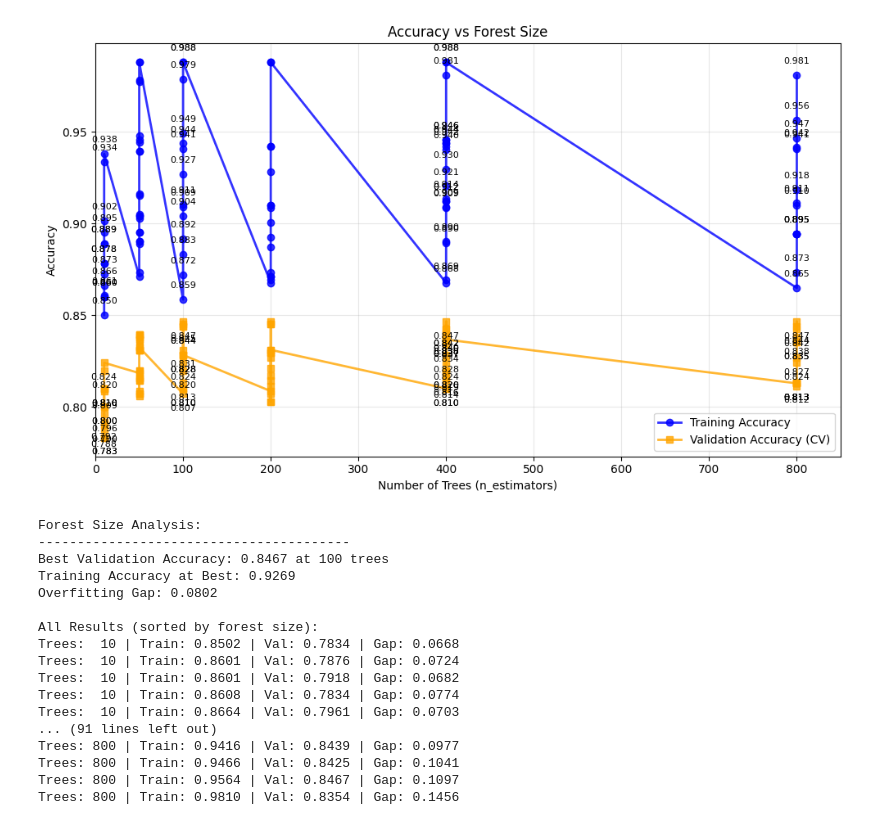
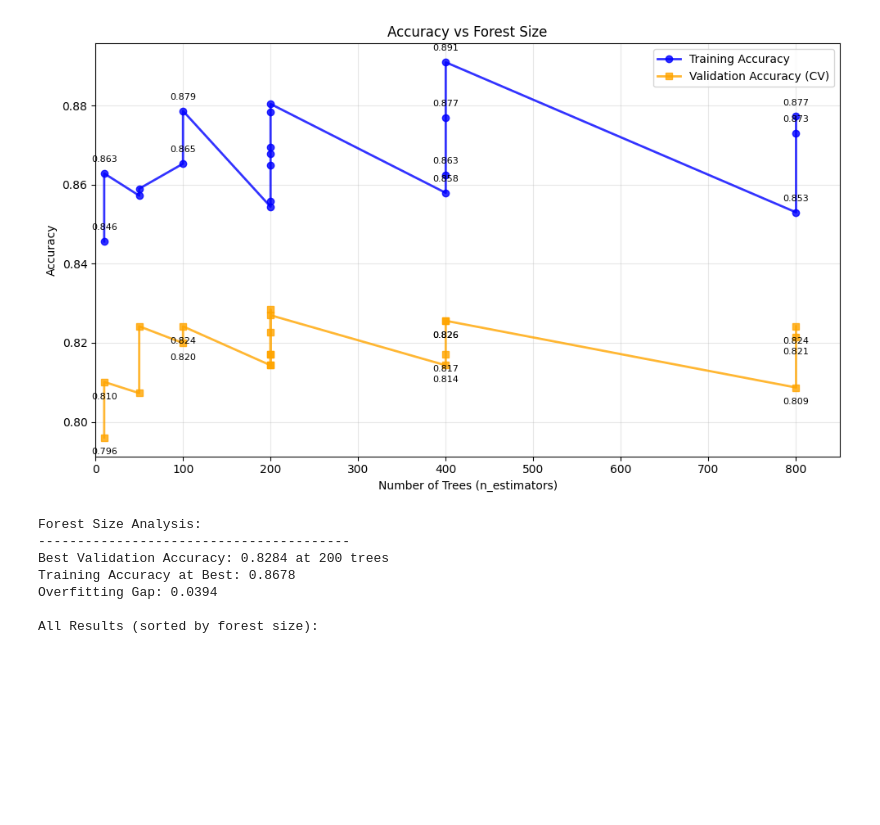
Before and after one commit to efisk15/cs325-homework, a Jupyter notebook: homework-2/random_tree.ipynb, the cells around one changed output. Saved outputs shown, nothing was run; the diff lists cells and outputs as text; code cells hidden in the pictures; blank space fills up the shorter version.

```diff
--- a/homework-2/random_tree.ipynb
+++ b/homework-2/random_tree.ipynb
@@ -110,6 +110,7 @@ y = train_data["Survived"].values.reshape(-1, 1).astype(float)
 X_train, X_val, y_train, y_val = sk.model_selection.train_test_split(X, y, test_size=0.2, random_state=42)
 X_test = test_df.drop("PassengerId", axis=1).values.astype(float)
 # %%
+from scipy.stats import randint
 from sklearn.ensemble import RandomForestClassifier
 from sklearn.pipeline import Pipeline
 from sklearn.model_selection import RandomizedSearchCV
@@ -121,23 +122,25 @@ pipeline = Pipeline([
 
 # Define hyperparameter grid
 param_dist = {
-    'clf__n_estimators': [10, 50, 100, 200, 400, 800],
-    'clf__bootstrap': [True, False],
-    'clf__min_samples_split': [2, 5, 10],
-    'clf__max_depth': [None, 5, 10, 20, 40, 80],
-    'clf__min_samples_leaf': [1, 2, 4]
+    'clf__n_estimators': [10, 50, 100, 200, 400, 800],  # Discrete choices
+    'clf__max_depth': [8, 10, 12, None],     # Discrete choices
+    'clf__min_samples_split': randint(10, 21),  # Random integers from 10-20
+    'clf__min_samples_leaf': randint(5, 11),    # Random integers from 5-10
+    'clf__bootstrap': [True],                   # Fixed value
+    'clf__max_features': ['sqrt', 'log2', 0.6, 0.8],  # Discrete choices
 }
 
-# Setup RandomizedSearchCV
+# Setup RandomizedSearchCV with proper parameters
 search = RandomizedSearchCV(
-    pipeline,
+    estimator=pipeline,
+    return_train_score=True,
     param_distributions=param_dist,
-    n_iter=100,
-    cv=3,
-    scoring='accuracy',
+    n_iter=20,              # Number of parameter combinations to try
+    cv=5,                   # 5-fold cross-validation
+    scoring='accuracy',     # Evaluation metric
+    n_jobs=-1,             # Use all available cores
     random_state=42,
-    n_jobs=-1,
-    return_train_score=True
+    verbose=1              # Show progress
 )
 
 # Fit on training data
@@ -227,7 +161,4 @@ Model 5: CV Score = 0.8453, Params = {'clf__n_estimators': 200, 'clf__min_sample
 # %%
-# Generate Accuracy vs Forest Size plot
-import matplotlib.pyplot as plt
-import numpy as np
 
 # Extract n_estimators and corresponding scores from the search results
 n_estimators_list = []
@@ -250,51 +181,52 @@ plt.plot(n_estimators_sorted, train_sorted, label='Training Accuracy',
 plt.plot(n_estimators_sorted, val_sorted, label='Validation Accuracy (CV)',
          marker='s', markersize=6, linewidth=2, alpha=0.8, color='orange')
 
 plt.xlabel('Number of Trees (n_estimators)')
 plt.ylabel('Accuracy')
 plt.title('Accuracy vs Forest Size')
 plt.legend()
 plt.grid(True, alpha=0.3)
 plt.xlim(0, max(n_estimators_sorted) + 50)
 
 # Add text annotations for key points
 for i, (n_est, train_acc, val_acc) in enumerate(zip(n_estimators_sorted, train_sorted, val_sorted)):
     if n_est in [10, 100, 400, 800]:  # Annotate key forest sizes
         plt.annotate(f'{train_acc:.3f}', (n_est, train_acc),
                     textcoords="offset points", xytext=(0,10), ha='center', fontsize=8)
         plt.annotate(f'{val_acc:.3f}', (n_est, val_acc),
                     textcoords="offset points", xytext=(0,-15), ha='center', fontsize=8)
 
 plt.tight_layout()
 plt.show()
 
 # Print forest size analysis
 print("Forest Size Analysis:")
 print("-" * 40)
 best_idx = np.argmax(val_sorted)
 print(f"Best Validation Accuracy: {val_sorted[best_idx]:.4f} at {n_estimators_sorted[best_idx]} trees")
 print(f"Training Accuracy at Best: {train_sorted[best_idx]:.4f}")
 print(f"Overfitting Gap: {train_sorted[best_idx] - val_sorted[best_idx]:.4f}")
 print("\nAll Results (sorted by forest size):")
-for n_est, train_acc, val_acc in zip(n_estimators_sorted, train_sorted, val_sorted):
-    print(f"Trees: {n_est:3d} | Train: {train_acc:.4f} | Val: {val_acc:.4f} | Gap: {train_acc-val_acc:.4f}")
+
+# Get the full parameters for each result
+full_params = []
+for n_est in n_estimators_sorted:
+    # Find the parameter set that matches this n_estimators
+    for i, param_set in enumerate(search.cv_results_['params']):
+        if param_set['clf__n_estimators'] == n_est:
+            # Find corresponding accuracies
+            train_acc = search.cv_results_['mean_train_score'][i]
+            val_acc = search.cv_results_['mean_test_score'][i]
+            if train_acc in train_sorted and val_acc in val_sorted:
+                full_params.append(param_set)
+                break
 # %% [output]
-[figure, old version]
+[figure, new version]
 Forest Size Analysis:
 ----------------------------------------
-Best Validation Accuracy: 0.8467 at 100 trees
-Training Accuracy at Best: 0.9269
-Overfitting Gap: 0.0802
+Best Validation Accuracy: 0.8284 at 200 trees
+Training Accuracy at Best: 0.8678
+Overfitting Gap: 0.0394
 
 All Results (sorted by forest size):
-Trees:  10 | Train: 0.8502 | Val: 0.7834 | Gap: 0.0668
-Trees:  10 | Train: 0.8601 | Val: 0.7876 | Gap: 0.0724
-Trees:  10 | Train: 0.8601 | Val: 0.7918 | Gap: 0.0682
-Trees:  10 | Train: 0.8608 | Val: 0.7834 | Gap: 0.0774
-Trees:  10 | Train: 0.8664 | Val: 0.7961 | Gap: 0.0703
-... (91 lines left out)
-Trees: 800 | Train: 0.9416 | Val: 0.8439 | Gap: 0.0977
-Trees: 800 | Train: 0.9466 | Val: 0.8425 | Gap: 0.1041
-Trees: 800 | Train: 0.9564 | Val: 0.8467 | Gap: 0.1097
-Trees: 800 | Train: 0.9810 | Val: 0.8354 | Gap: 0.1456
 # %%
```
Also changed, not shown: parts of 6 cells of this notebook, 2 other files.
